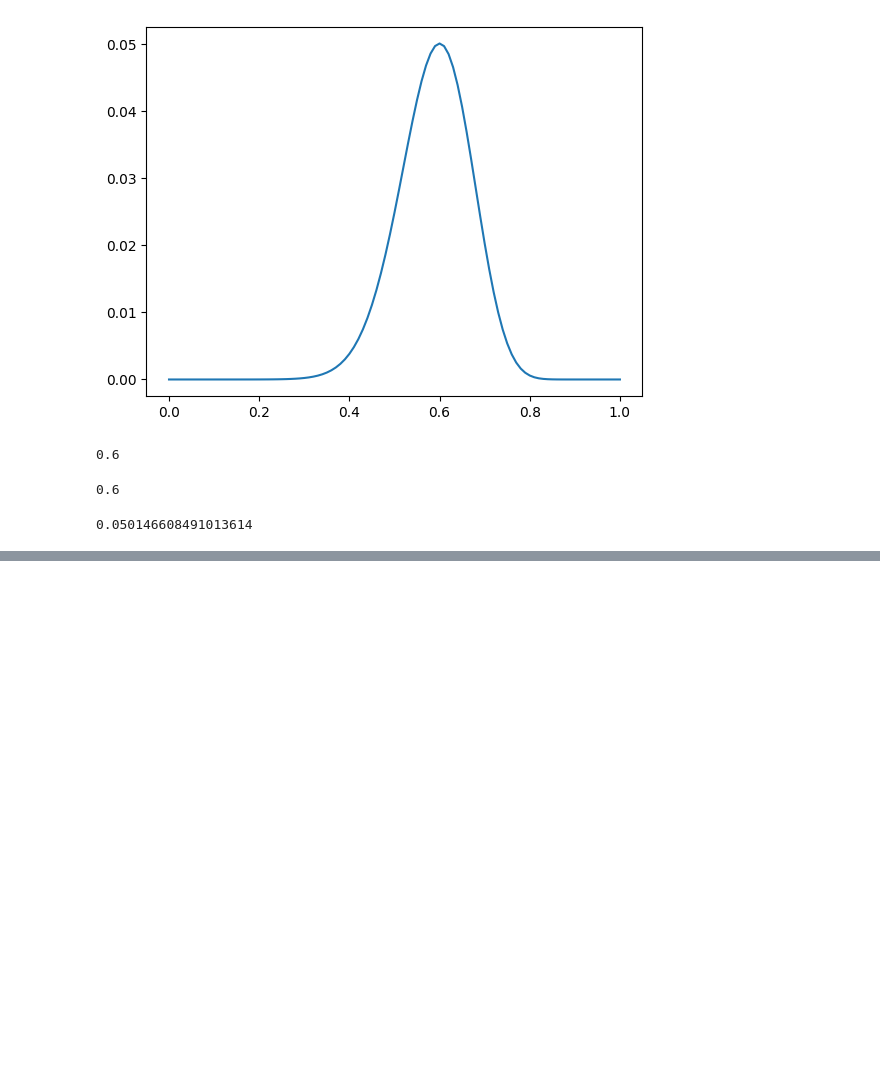
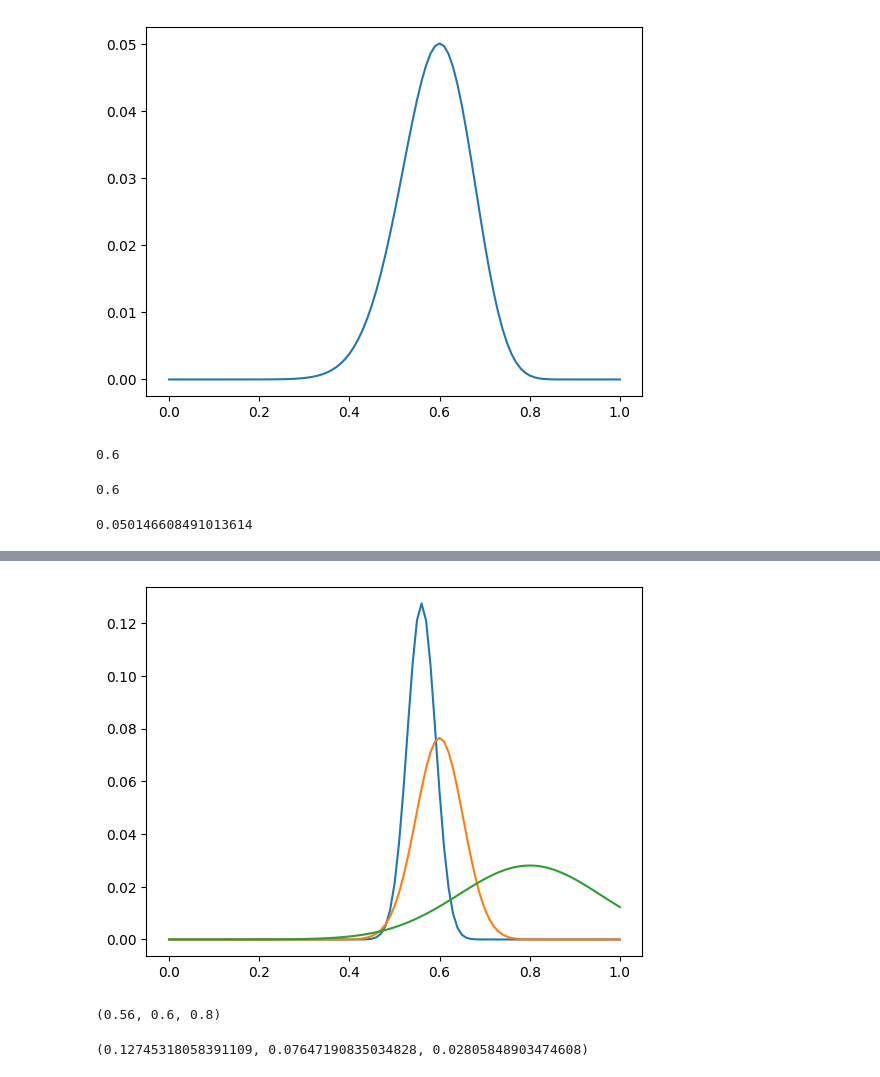
Before and after one commit to longjae/bayes_theorem, a Jupyter notebook: ch4_Estimating_Proportions.ipynb, the cells around one changed output, grey strips where cells are left out. Saved outputs shown, nothing was run; the diff lists cells and outputs as text; code cells hidden in the pictures; blank space fills up the shorter version.

```diff
--- a/ch4_Estimating_Proportions.ipynb
+++ b/ch4_Estimating_Proportions.ipynb
@@ -120,0 +136,41 @@ posterior[0.6]
+# %%
+# 실제 앞면이 뒷면으로 보고 되거나 실제 뒷면이 앞면으로 보고될 확률이 y라고 했을 때,
+# 잘못 보고될 확률도 함께 계산해야 함
+def update(pmf, dataset, y):
+    likelihood = {
+        'H': (1-y) * hypos + y * (1-hypos),
+        'T': y * hypos + (1-y) * (1-hypos)
+    }
+    for data in dataset:
+        pmf *= likelihood[data]
+
+    pmf.normalize()
+# %%
+hypos = np.linspace(0, 1, 101)
+prior = Pmf(1, hypos)
+
+dataset = 'H' * 140 + 'T' * 110
+
+posterior00 = prior.copy()
+update(posterior00, dataset, 0.0)
+
+posterior02 = prior.copy()
+update(posterior02, dataset, 0.2)
+
+posterior04 = prior.copy()
+update(posterior04, dataset, 0.4)
+# %%
+posterior00.plot()
+posterior02.plot()
+posterior04.plot()
+plt.show()
+# %% [output]
+[figure, added]
+# %%
+posterior00.idxmax(), posterior02.idxmax(), posterior04.idxmax()
+# %% [output]
+(0.56, 0.6, 0.8)
+# %%
+posterior00[0.56], posterior02[0.6], posterior04[0.8]
+# %% [output]
+(0.12745318058391109, 0.07647190835034828, 0.02805848903474608)
```
Also changed, not shown: parts of 4 cells of this notebook.
